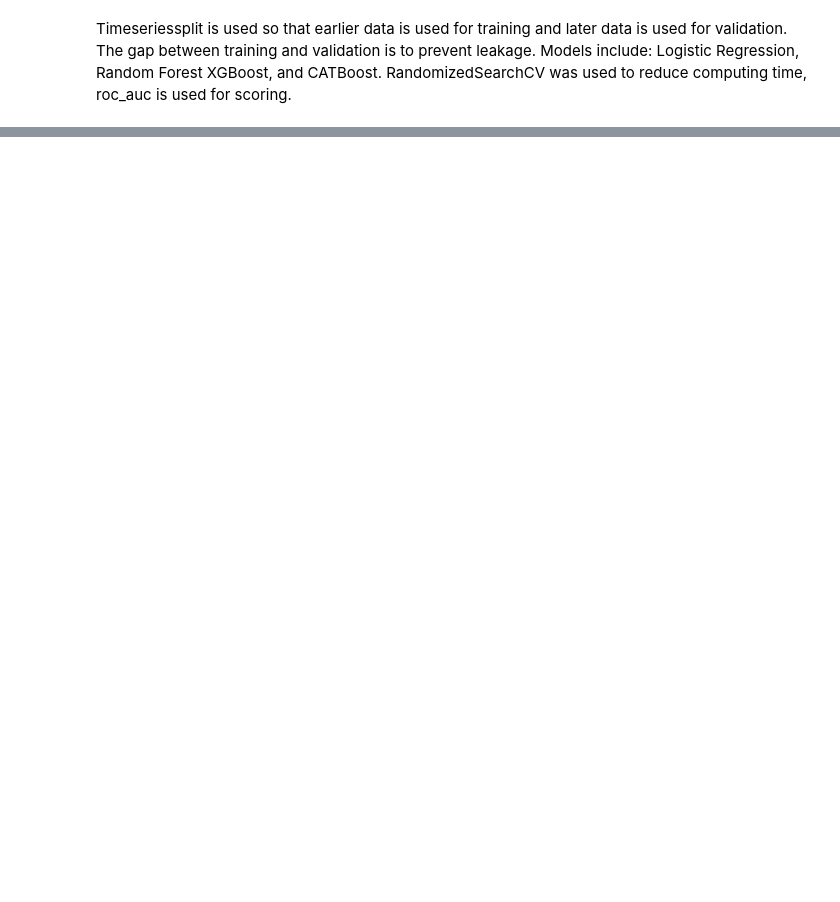
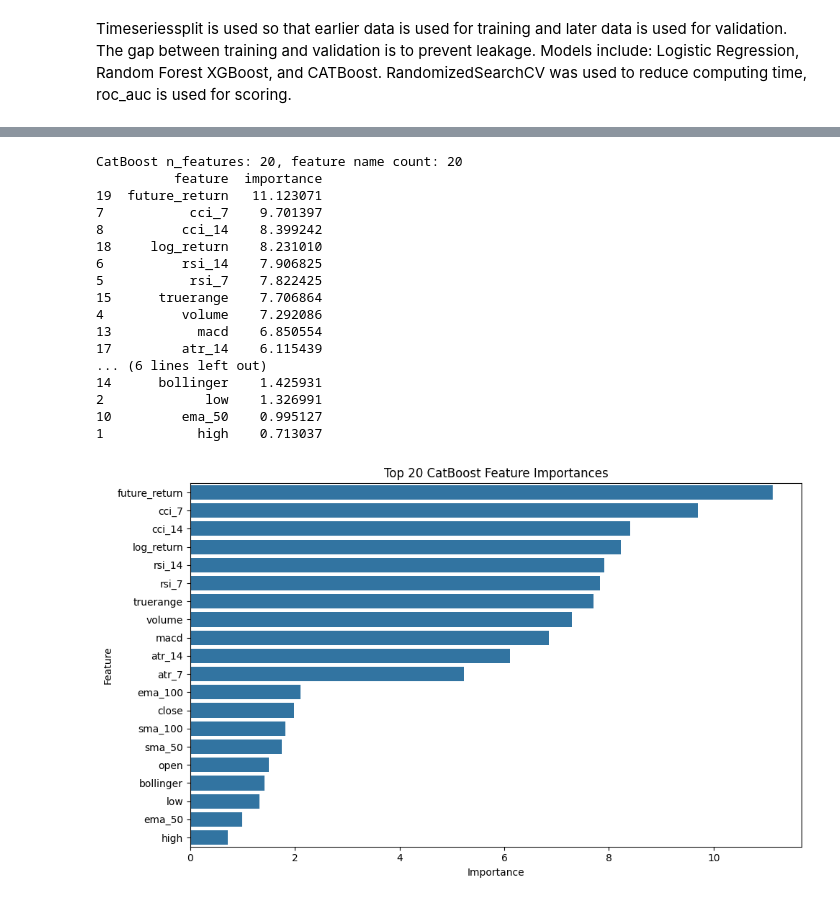
Before and after one commit to Joliver250/Apple-Inc.-Predictive-ML, a Jupyter notebook: notebooks/Apple.ipynb, the cells around one changed output, grey strips where cells are left out. Saved outputs shown, nothing was run; the diff lists cells and outputs as text; code cells hidden in the pictures; blank space fills up the shorter version.

```diff
--- a/notebooks/Apple.ipynb
+++ b/notebooks/Apple.ipynb
@@ -415,0 +488,64 @@ ROC-AUC: 0.51
+# %%
+catboost_pipe = best_models['CatBoost']
+
+catboost_model = catboost_pipe.named_steps['model']
+
+fe = catboost_pipe.named_steps['feature_engineering']
+X_train_fe = fe.transform(X_train)
+
+pre = catboost_pipe.named_steps['preprocessor']
+X_train_pre = pre.fit_transform(X_train_fe)
+
+num_pipeline = pre.named_transformers_['num']
+num_cols = pre.transformers_[0][2]
+
+imputer = num_pipeline.named_steps['imputer']
+scaler = num_pipeline.named_steps['scaler']
+var_thresh = num_pipeline.named_steps['var_thresh']
+
+support_mask = var_thresh.get_support()
+
+numeric_feature_names = np.array(num_cols)[support_mask]
+
+importances = catboost_model.get_feature_importance()
+
+print(f"CatBoost n_features: {len(importances)}, feature name count: {len(numeric_feature_names)}")
+
+feat_imp = pd.DataFrame({
+    'feature': numeric_feature_names,
+    'importance': importances
+}).sort_values('importance', ascending=False)
+
+print(feat_imp.head(20))  # top 20 features
+
+plt.figure(figsize=(10, 6))
+sns.barplot(
+    data=feat_imp.head(20),
+    x='importance',
+    y='feature',
+    orient='h'
+)
+plt.title('Top 20 CatBoost Feature Importances')
+plt.xlabel('Importance')
+plt.ylabel('Feature')
+plt.tight_layout()
+plt.show()
+# %% [output]
+CatBoost n_features: 20, feature name count: 20
+          feature  importance
+19  future_return   11.123071
+7           cci_7    9.701397
+8          cci_14    8.399242
+18     log_return    8.231010
+6          rsi_14    7.906825
+5           rsi_7    7.822425
+15      truerange    7.706864
+4          volume    7.292086
+13           macd    6.850554
+17         atr_14    6.115439
+... (6 lines left out)
+14      bollinger    1.425931
+2             low    1.326991
+10         ema_50    0.995127
+1            high    0.713037
+[figure, added]
```
Also changed, not shown: parts of 18 cells of this notebook.
